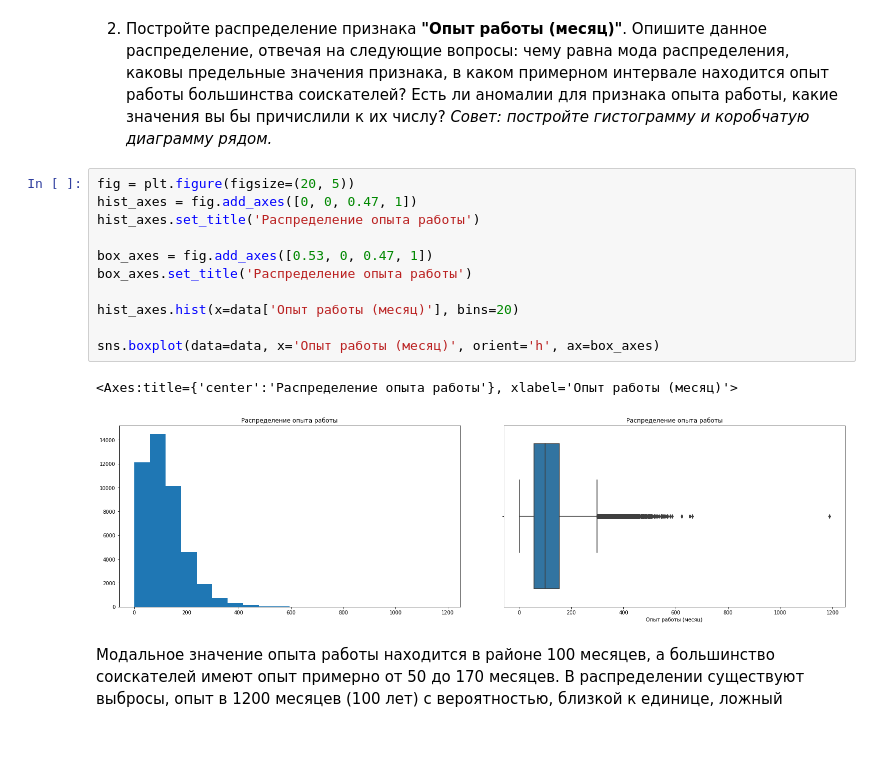
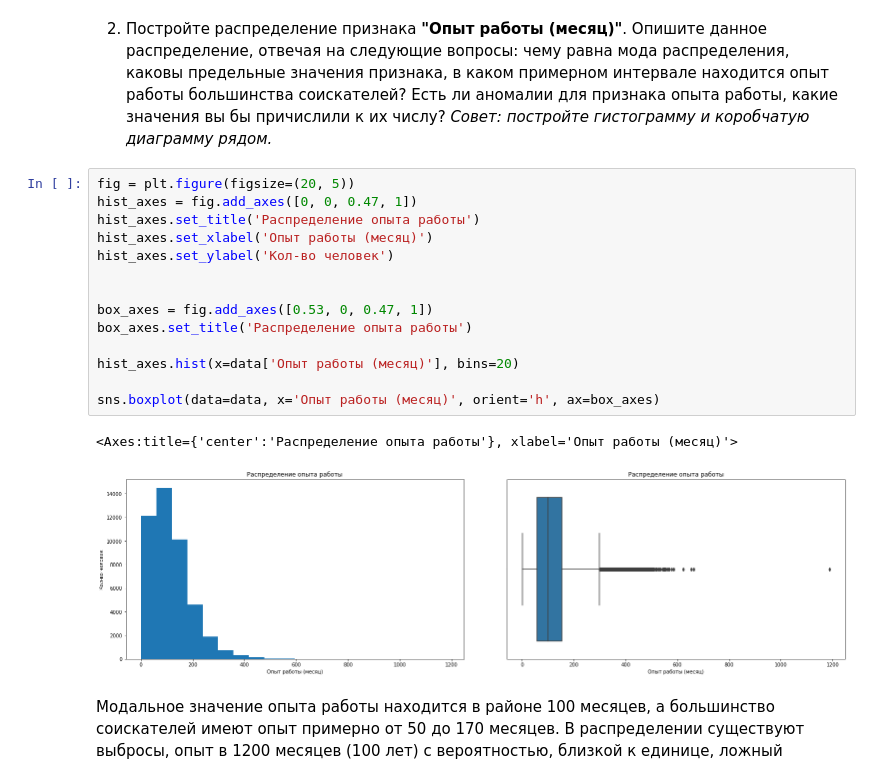
Before and after one commit to nikkimontoya/data_science_project_1, a Jupyter notebook: Project 1.ipynb, the cells around one changed output. Saved outputs shown, nothing was run; the diff lists cells and outputs as text; blank space fills up the shorter version.

```diff
--- a/Project 1.ipynb
+++ b/Project 1.ipynb
@@ -400,17 +402,20 @@ sns.boxplot(data=data, x='Возраст', orient='h', ax=box_axes)
 # %%
 fig = plt.figure(figsize=(20, 5))
 hist_axes = fig.add_axes([0, 0, 0.47, 1])
 hist_axes.set_title('Распределение опыта работы')
+hist_axes.set_xlabel('Опыт работы (месяц)')
+hist_axes.set_ylabel('Кол-во человек')
+
 
 box_axes = fig.add_axes([0.53, 0, 0.47, 1])
 box_axes.set_title('Распределение опыта работы')
 
 hist_axes.hist(x=data['Опыт работы (месяц)'], bins=20)
 
 sns.boxplot(data=data, x='Опыт работы (месяц)', orient='h', ax=box_axes)
 # %% [output]
 <Axes:title={'center':'Распределение опыта работы'}, xlabel='Опыт работы (месяц)'>
-[figure, old version]
+[figure, new version]
 # %% [markdown]
 Модальное значение опыта работы находится в районе 100 месяцев, а большинство соискателей имеют опыт примерно от 50 до 170 месяцев. В распределении существуют выбросы, опыт в 1200 месяцев (100 лет) с вероятностью, близкой к единице, ложный
 # %% [markdown]
```
Also changed, not shown: parts of 4 cells of this notebook.
